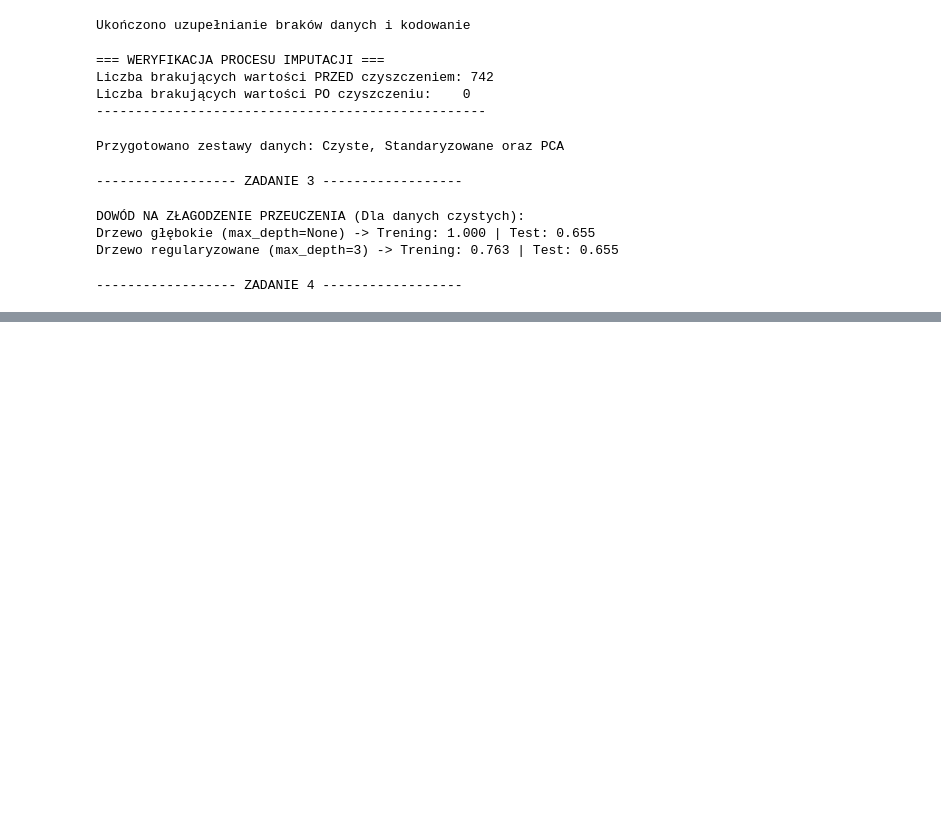
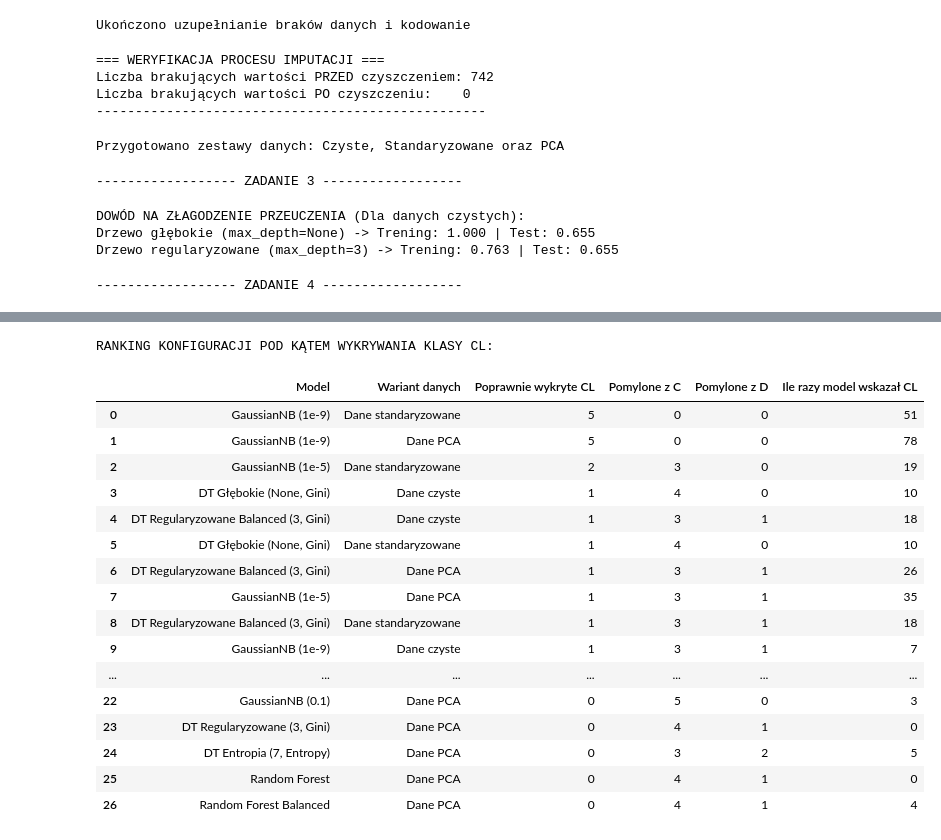
Before and after one commit to Skiperpol/artificial-intelligence-and-knowledge-engineering, a Jupyter notebook: task-4/Zadanie4.ipynb, the cells around one changed output, grey strips where cells are left out. Saved outputs shown, nothing was run; the diff lists cells and outputs as text; code cells hidden in the pictures; blank space fills up the shorter version.

```diff
--- a/task-4/Zadanie4.ipynb
+++ b/task-4/Zadanie4.ipynb
@@ -280,0 +310,77 @@ GENEROWANIE TABELI PORÓWNAWCZEJ DO RAPORTU
+# %%
+import pandas as pd
+from sklearn.metrics import confusion_matrix
+from sklearn.base import clone
+
+warianty_danych = {
+    "Dane czyste": (X_train_clean, X_test_clean),
+    "Dane standaryzowane": (X_train_scaled, X_test_scaled),
+    "Dane PCA": (X_train_pca, X_test_pca)
+}
+
+modele_do_testu = [
+    ("GaussianNB (1e-9)", GaussianNB(var_smoothing=1e-9)),
+    ("GaussianNB (1e-5)", GaussianNB(var_smoothing=1e-5)),
+    ("GaussianNB (0.1)", GaussianNB(var_smoothing=0.1)),
+
+    ("DT Głębokie (None, Gini)", DecisionTreeClassifier(max_depth=None, criterion='gini', random_state=42)),
+    ("DT Regularyzowane (3, Gini)", DecisionTreeClassifier(max_depth=3, criterion='gini', random_state=42)),
+    ("DT Entropia (7, Entropy)", DecisionTreeClassifier(max_depth=7, criterion='entropy', random_state=42)),
+
+    ("DT Regularyzowane Balanced (3, Gini)", DecisionTreeClassifier(max_depth=3, criterion='gini', class_weight='balanced', random_state=42)),
+
+    ("Random Forest", RandomForestClassifier(n_estimators=100, max_depth=5, random_state=42)),
+    ("Random Forest Balanced", RandomForestClassifier(n_estimators=100, max_depth=5, class_weight='balanced', random_state=42))
+]
+
+etykiety = ["C", "D", "CL"]
+analiza_cl = []
+
+for nazwa_danych, (X_tr, X_te) in warianty_danych.items():
+    for nazwa_modelu, model_bazowy in modele_do_testu:
+
+        model = clone(model_bazowy)
+
+        model.fit(X_tr, y_train.values.ravel())
+        predykcje = model.predict(X_te)
+        cm = confusion_matrix(y_test.values.ravel(), predykcje, labels=etykiety)
+
+        cl_poprawne = cm[2, 2]
+        cl_jako_c = cm[2, 0]
+        cl_jako_d = cm[2, 1]
+
+        cl_wskazane_ogolem = cm[0, 2] + cm[1, 2] + cm[2, 2]
+
+        analiza_cl.append({
+            "Model": nazwa_modelu,
+            "Wariant danych": nazwa_danych,
+            "Poprawnie wykryte CL": cl_poprawne,
+            "Pomylone z C": cl_jako_c,
+            "Pomylone z D": cl_jako_d,
+            "Ile razy model wskazał CL": cl_wskazane_ogolem
+        })
+
+df_analiza_cl = pd.DataFrame(analiza_cl)
+df_analiza_cl = df_analiza_cl.sort_values(by="Poprawnie wykryte CL", ascending=False).reset_index(drop=True)
+
+print("RANKING KONFIGURACJI POD KĄTEM WYKRYWANIA KLASY CL:")
+display(df_analiza_cl)
+# %% [output]
+RANKING KONFIGURACJI POD KĄTEM WYKRYWANIA KLASY CL:
+|  | Model | Wariant danych | Poprawnie wykryte CL | Pomylone z C | Pomylone z D | Ile razy model wskazał CL |
+| 0 | GaussianNB (1e-9) | Dane standaryzowane | 5 | 0 | 0 | 51 |
+| 1 | GaussianNB (1e-9) | Dane PCA | 5 | 0 | 0 | 78 |
+| 2 | GaussianNB (1e-5) | Dane standaryzowane | 2 | 3 | 0 | 19 |
+| 3 | DT Głębokie (None, Gini) | Dane czyste | 1 | 4 | 0 | 10 |
+| 4 | DT Regularyzowane Balanced (3, Gini) | Dane czyste | 1 | 3 | 1 | 18 |
+| 5 | DT Głębokie (None, Gini) | Dane standaryzowane | 1 | 4 | 0 | 10 |
+| 6 | DT Regularyzowane Balanced (3, Gini) | Dane PCA | 1 | 3 | 1 | 26 |
+| 7 | GaussianNB (1e-5) | Dane PCA | 1 | 3 | 1 | 35 |
+| 8 | DT Regularyzowane Balanced (3, Gini) | Dane standaryzowane | 1 | 3 | 1 | 18 |
+| 9 | GaussianNB (1e-9) | Dane czyste | 1 | 3 | 1 | 7 |
+| ... | ... | ... | ... | ... | ... | ... |
+| 22 | GaussianNB (0.1) | Dane PCA | 0 | 5 | 0 | 3 |
+| 23 | DT Regularyzowane (3, Gini) | Dane PCA | 0 | 4 | 1 | 0 |
+| 24 | DT Entropia (7, Entropy) | Dane PCA | 0 | 3 | 2 | 5 |
+| 25 | Random Forest | Dane PCA | 0 | 4 | 1 | 0 |
+| 26 | Random Forest Balanced | Dane PCA | 0 | 4 | 1 | 4 |
```
Also changed, not shown: parts of 2 cells of this notebook, 1 other file.
